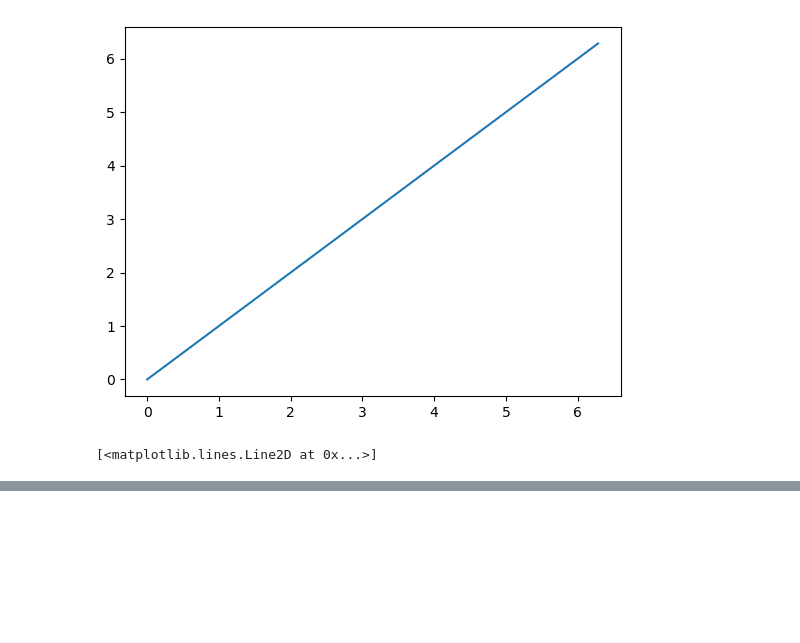
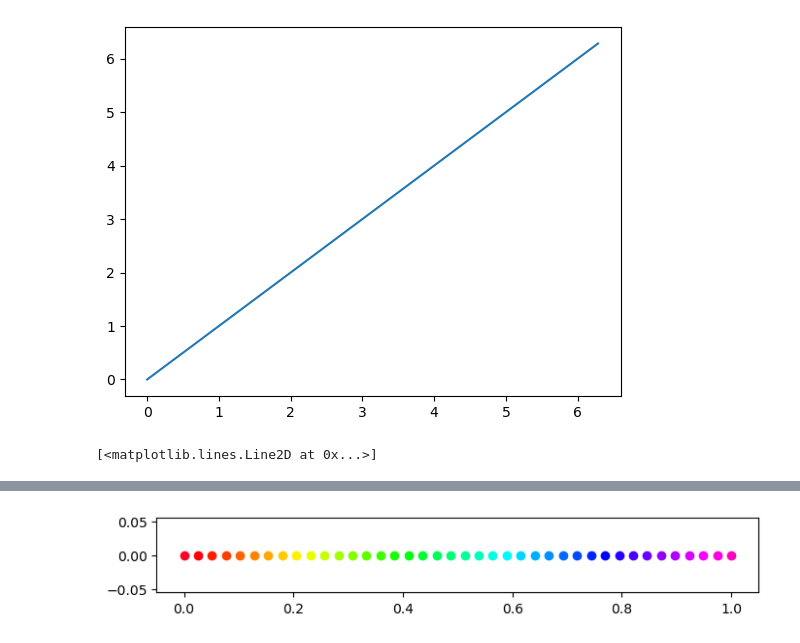
Before and after one commit to jllottes/jllottes.github.io, a Jupyter notebook: _static/weekly_notebooks/week07_notebook.ipynb, the cells around one changed output, grey strips where cells are left out. Saved outputs shown, nothing was run; the diff lists cells and outputs as text; code cells hidden in the pictures; blank space fills up the shorter version.

```diff
--- a/_static/weekly_notebooks/week07_notebook.ipynb
+++ b/_static/weekly_notebooks/week07_notebook.ipynb
@@ -338,0 +411,10 @@ plt.plot(t,t)
+# %%
+plt.figure(figsize=(8,1))
+
+t = np.linspace(0,1,40)
+
+cmap = cm.gist_rainbow
+for tt in t:
+    plt.plot(tt, 0, marker='o', color=cmap(tt))
+# %% [output]
+[figure, added]
```
Also changed, not shown: parts of 61 cells of this notebook, 59 other files.
